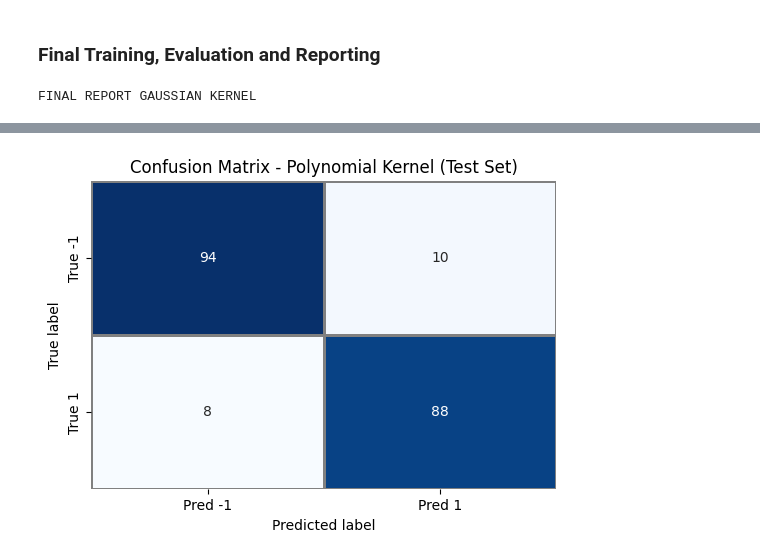
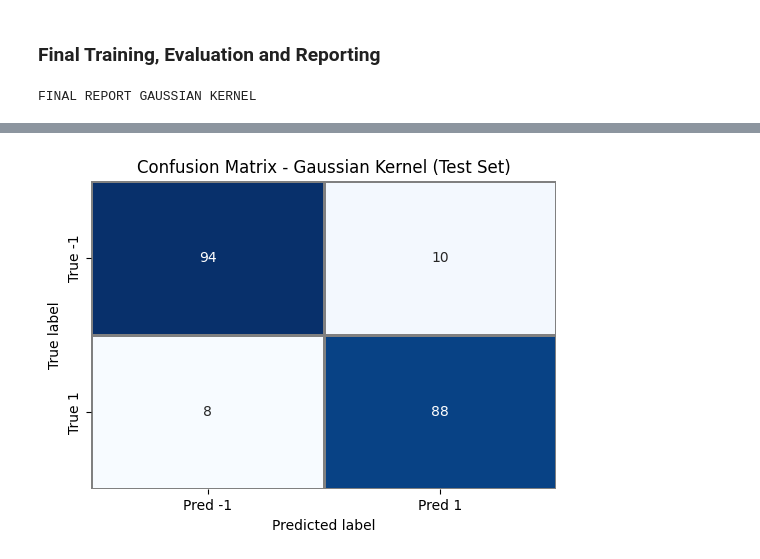
Before and after one commit to martalombardi/OMDS-Project, a Jupyter notebook: Question 2/run_22_Avino_Lombardi.ipynb, the cells around one changed output, grey strips where cells are left out. Drawn from its saved outputs; the diff is of its cells as text; code cells hidden in the pictures.

```diff
--- a/Question 2/run_22_Avino_Lombardi.ipynb
+++ b/Question 2/run_22_Avino_Lombardi.ipynb
@@ -212,6 +215,7 @@ gaussian_params_comb, gaussian_val_acc = crossval_svm(
 
 # Extract best parameters
 gaussian_best_idx = int(np.argmax(gaussian_val_acc))
+gaussian_best_val_acc = gaussian_val_acc[gaussian_best_idx]
 gaussian_best_params = gaussian_params_comb[gaussian_best_idx]
 gaussian_best_C = gaussian_best_params["C"]
 gaussian_best_kernel_param = gaussian_best_params[gaussian_param_name]
@@ -236,10 +240,12 @@ gaussian_df_report = pd.DataFrame([{
     "C": gaussian_best_C,
     gaussian_param_name: gaussian_best_kernel_param,
     "TRAIN ACCURACY": round(gaussian_train_acc, 4),
+    "VALIDATION ACCURACY": round(gaussian_best_val_acc, 4),
     "TEST ACCURACY": round(gaussian_test_acc, 4),
     "NUMBER OF ITERATIONS": gaussian_model.last_num_iter,
     "CPU TIME (s)": round(gaussian_model.last_cpu_time, 4),
-    "DUAL OBJ VALUE": round(gaussian_model.dual_objective(), 4)
+    "INITIAL DUAL OBJ VALUE": round(gaussian_model.initial_dual_obj, 4),
+    "FINAL DUAL OBJ VALUE": round(gaussian_model.dual_objective(), 4)
 }])
 
 print("\nFINAL REPORT GAUSSIAN KERNEL")
@@ -250,7 +256,7 @@ gaussian_conf_matrix = compute_confusion_matrix(y_test, gaussian_y_test_pred)
 plt.figure(figsize=(6, 4))
 sns.heatmap(gaussian_conf_matrix, annot=True, fmt="d", cmap="Blues", cbar=False,
             linewidths=1, linecolor='gray')
-plt.title("Confusion Matrix - Polynomial Kernel (Test Set)")
+plt.title("Confusion Matrix - Gaussian Kernel (Test Set)")
 plt.ylabel("True label")
 plt.xlabel("Predicted label")
 plt.show()
@@ -261 +267 @@ FINAL REPORT GAUSSIAN KERNEL
-[figure, old version]
+[figure, new version]
```
Also changed, not shown: parts of 3 cells of this notebook, 1 other file.
